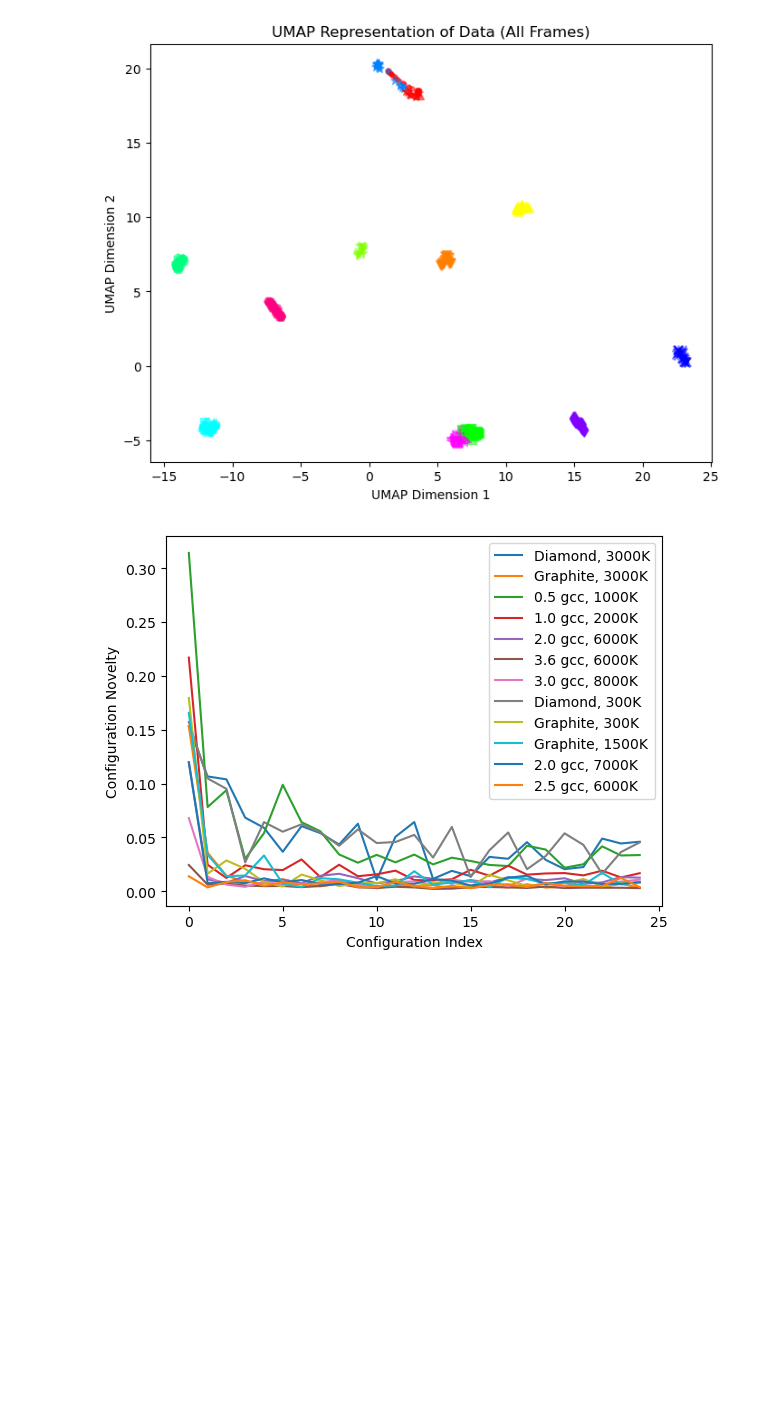
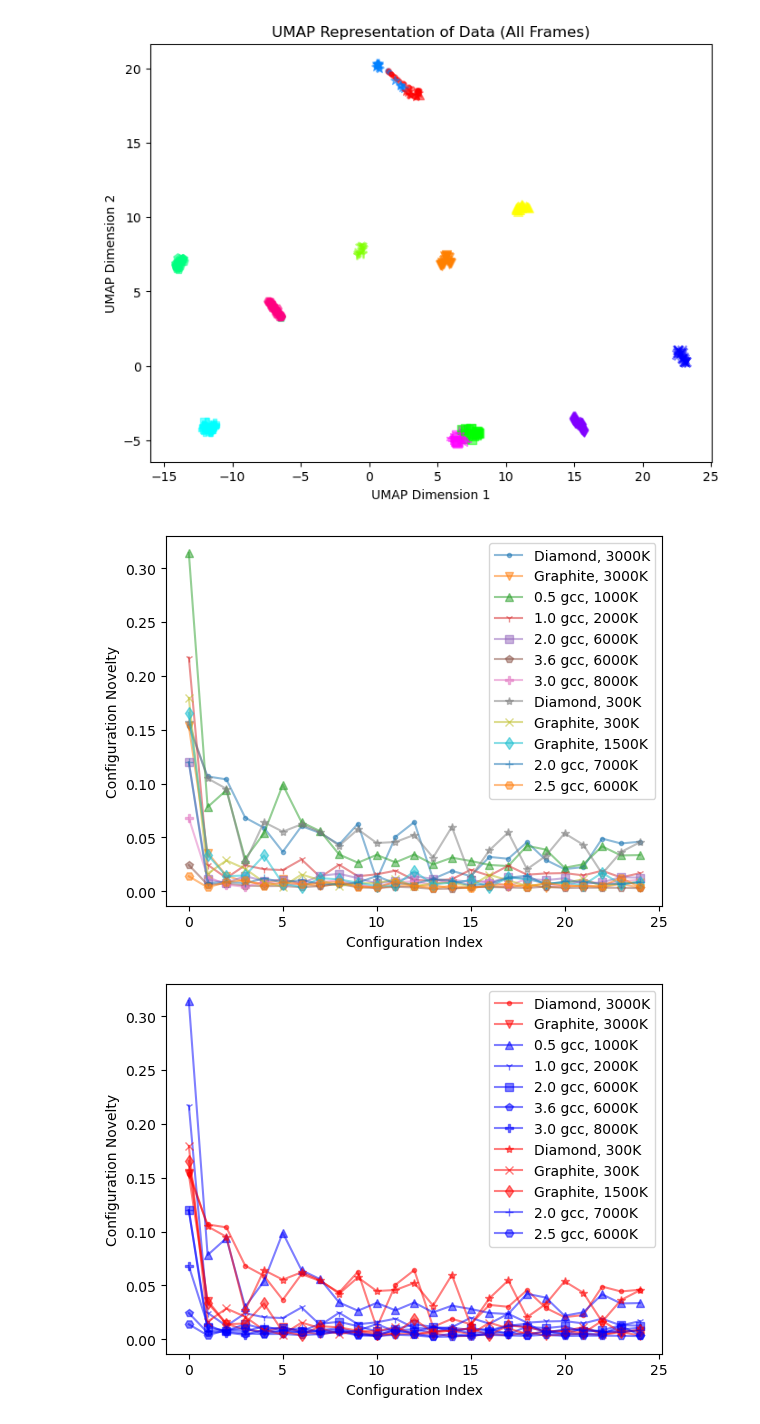
Before and after one commit to laubachb/chimes_CGD-myLLFork, a Jupyter notebook: dissimilarity_clustering/umap_pd.ipynb, the cells around one changed output. Cells and saved outputs as stored; diff of their text form; code cells hidden in the pictures; blank space fills up the shorter version.

Commit message:
updated configuration novelty plots to include phases

```diff
--- a/dissimilarity_clustering/umap_pd.ipynb
+++ b/dissimilarity_clustering/umap_pd.ipynb
@@ -266,33 +266,65 @@ for label in range(12):
     # Initialize an empty list to store distances for the current label
     distances = []
 
     # Iterate through rows with the current label
     for i, row in all_df_label.iterrows():
         # Ignore the last element (label) in the row
         row_data = row.iloc[:-1].values.reshape(1, -1)
 
         # Compute distances to all clusters in the original data
         distances_to_clusters = cdist(row_data, avg_df)  # Exclude the last column (label) in avg_df
 
         # Find the minimum distance
         min_distance = distances_to_clusters.min()
 
         # Append the minimum distance to the list
         distances.append(min_distance)
 
     # Append the list of distances for the current label to the list of all distances
     all_distances.append(distances)
 
 # Plot the distances for each label
 for i, distances in enumerate(all_distances):
-    plt.plot(distances,  label=sp_labels.get(i, f'Curve {i}'))
+    x_values = range(len(distances))
+    plt.plot(x_values, distances, label=sp_labels.get(i, f'Curve {i}'), marker=shape_map[i], linestyle='-', alpha=0.5)
 
 # Add labels and title
 plt.xlabel('Configuration Index')
 plt.ylabel('Configuration Novelty')
 plt.legend()
+plt.show()
 
-# Show the plot
+# Plot the distances for each label
+for i, distances in enumerate(all_distances):
+    x_values = range(len(distances))
+    if i in solids:
+        plt.plot(x_values, distances, color='r', label=sp_labels.get(i, f'Curve {i}'), marker=shape_map[i], linestyle='-', alpha=0.5)
+    elif i in liquids:
+        plt.plot(x_values, distances, color='b', label=sp_labels.get(i, f'Curve {i}'), marker=shape_map[i], linestyle='-', alpha=0.5)
+
+# Add labels and title
+plt.xlabel('Configuration Index')
+plt.ylabel('Configuration Novelty')
+plt.legend()
 plt.show()
+
+# Plot the distances for each label
+for i, distances in enumerate(all_distances):
+    x_values = range(len(distances))
+    if i in graphites:
+        plt.plot(x_values, distances, color='r', label=sp_labels.get(i, f'Curve {i}'), marker=shape_map[i], linestyle='-', alpha=0.5)
+    elif i in ld_liquids:
+        plt.plot(x_values, distances, color='b', label=sp_labels.get(i, f'Curve {i}'), marker=shape_map[i], linestyle='-', alpha=0.5)
+    elif i in hd_liquids:
+        plt.plot(x_values, distances, color='g', label=sp_labels.get(i, f'Curve {i}'), marker=shape_map[i], linestyle='-', alpha=0.5)
+    elif i in diamonds:  # Check if the current label is in the diamonds list
+        plt.plot(x_values, distances, color='y', label=sp_labels.get(i, f'Curve {i}'), marker=shape_map[i], linestyle='-', alpha=0.5)
+
+# Add labels and title
+plt.xlabel('Configuration Index')
+plt.ylabel('Configuration Novelty')
+plt.legend()
+plt.show()
 # %% [output]
-[figure, old version]
+[figure, new version]
+[figure, added]
```
Also changed, not shown: parts of 1 cell of this notebook.
